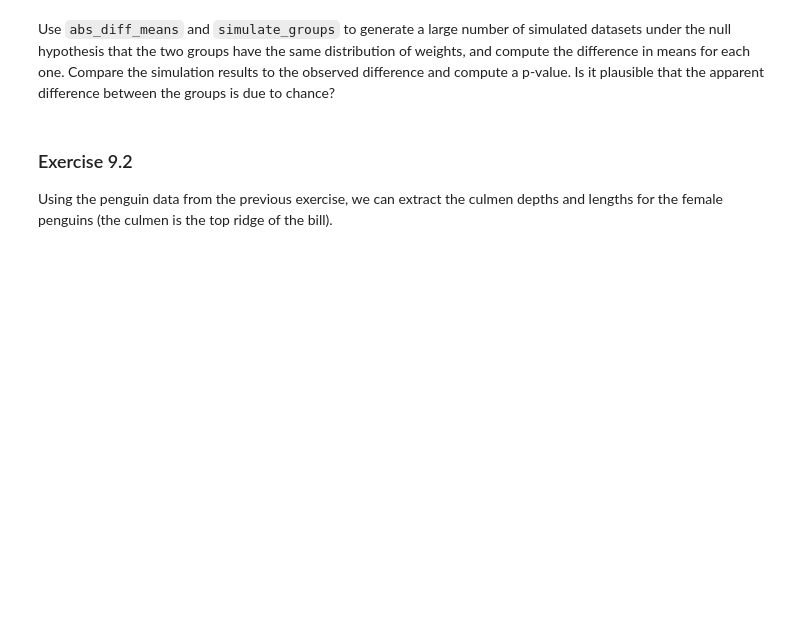
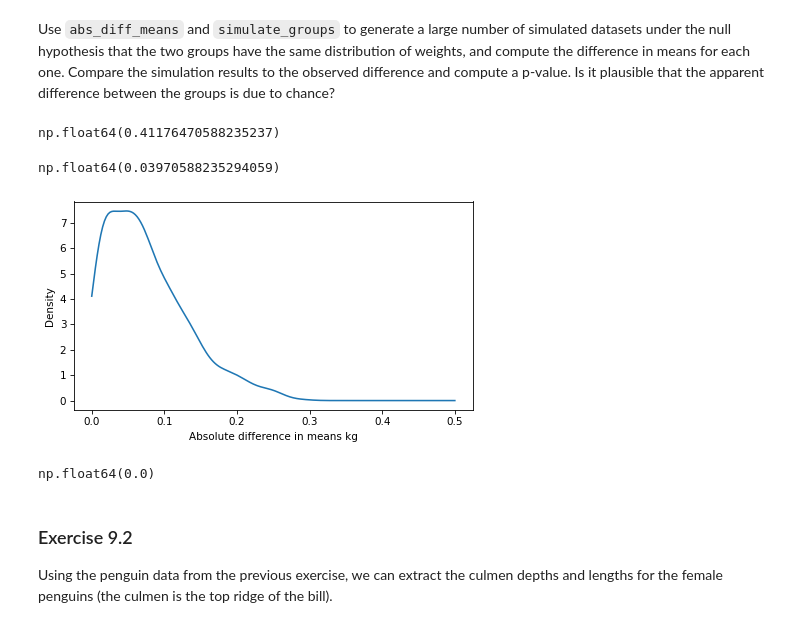
Before and after one commit to gi1no/Education, a Jupyter notebook: ThinkStats/chap09.ipynb, the cells around one changed output. Saved outputs shown, nothing was run; the diff lists cells and outputs as text; code cells hidden in the pictures; blank space fills up the shorter version.

```diff
--- a/ThinkStats/chap09.ipynb
+++ b/ThinkStats/chap09.ipynb
@@ -597,5 +597,32 @@ np.float64(3.5272058823529413)
 Use `abs_diff_means` and `simulate_groups` to generate a large number of simulated datasets under the null hypothesis that the two groups have the same distribution of weights, and compute the difference in means for each one.
 Compare the simulation results to the observed difference and compute a p-value.
 Is it plausible that the apparent difference between the groups is due to chance?
+# %%
+# Solution goes here
+data_png = weights_male.values, weights_female.values
+
+observed_diff_png = abs_diff_means(data_png)
+observed_diff_png
+# %% [output]
+np.float64(0.41176470588235237)
+# %%
+abs_diff_means(simulate_groups(data_png))
+# %% [output]
+np.float64(0.03970588235294059)
+# %%
+# Solution goes here
+
+simulated_diffs_png = [abs_diff_means(simulate_groups(data_png)) for i in range(1001)]
+# %%
+# Solution goes here
+pmf = make_pmf(simulated_diffs_png, 0, 0.5)
+pmf.plot()
+fill_tail(pmf, observed_diff_png, "right")
+decorate(xlabel="Absolute difference in means kg", ylabel="Density")
+# %% [output]
+[figure, added]
 # %%
 # Solution goes here
+compute_p_value(simulated_diffs_png, observed_diff_png)
+# %% [output]
+np.float64(0.0)
```
Also changed, not shown: parts of 10 cells of this notebook.
